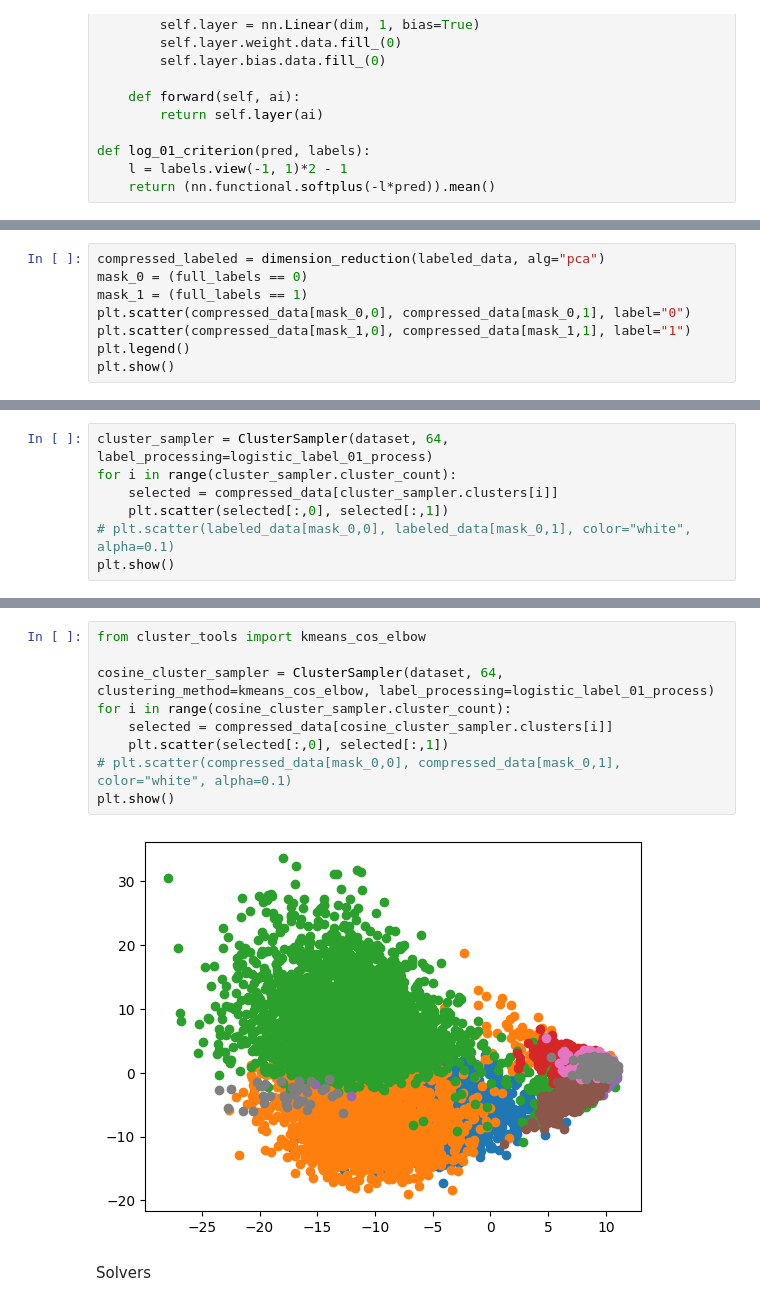
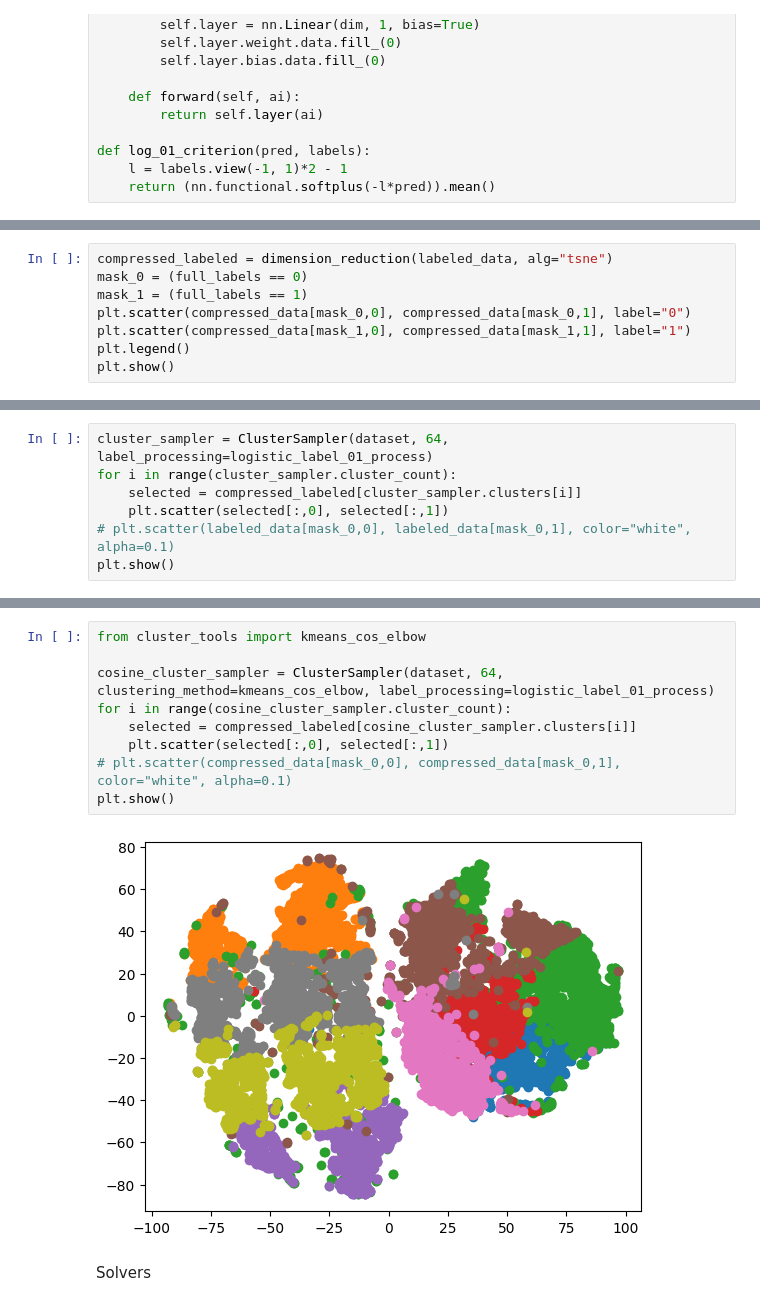
Before and after one commit to yy214/cluster-for-opt, a Jupyter notebook: clustering_for_opt.ipynb, the cells around one changed output, grey strips where cells are left out. Saved outputs shown, nothing was run; the diff lists cells and outputs as text.

```diff
--- a/clustering_for_opt.ipynb
+++ b/clustering_for_opt.ipynb
@@ -133,5 +136,5 @@ compressed_data = dimension_reduction(clustered_data, alg="pca")
 # %%
-compressed_labeled = dimension_reduction(labeled_data, alg="pca")
+compressed_labeled = dimension_reduction(labeled_data, alg="tsne")
 mask_0 = (full_labels == 0)
 mask_1 = (full_labels == 1)
 plt.scatter(compressed_data[mask_0,0], compressed_data[mask_0,1], label="0")
@@ -143,7 +146,7 @@ plt.show()
 # %%
 cluster_sampler = ClusterSampler(dataset, 64, label_processing=logistic_label_01_process)
 for i in range(cluster_sampler.cluster_count):
-    selected = compressed_data[cluster_sampler.clusters[i]]
+    selected = compressed_labeled[cluster_sampler.clusters[i]]
     plt.scatter(selected[:,0], selected[:,1])
 # plt.scatter(labeled_data[mask_0,0], labeled_data[mask_0,1], color="white", alpha=0.1)
 plt.show()
@@ -152,14 +155,14 @@ plt.show()
 # %%
 from cluster_tools import kmeans_cos_elbow
 
 cosine_cluster_sampler = ClusterSampler(dataset, 64, clustering_method=kmeans_cos_elbow, label_processing=logistic_label_01_process)
 for i in range(cosine_cluster_sampler.cluster_count):
-    selected = compressed_data[cosine_cluster_sampler.clusters[i]]
+    selected = compressed_labeled[cosine_cluster_sampler.clusters[i]]
     plt.scatter(selected[:,0], selected[:,1])
 # plt.scatter(compressed_data[mask_0,0], compressed_data[mask_0,1], color="white", alpha=0.1)
 plt.show()
 # %% [output]
-[figure, old version]
+[figure, new version]
 # %% [markdown]
 Solvers
 # %%
```
Also changed, not shown: parts of 23 cells of this notebook, 17 other files.
